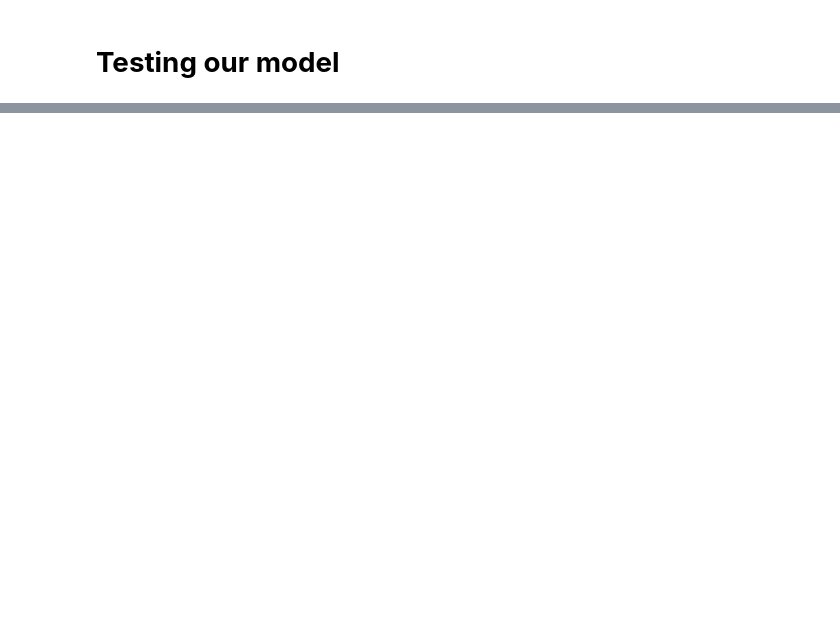
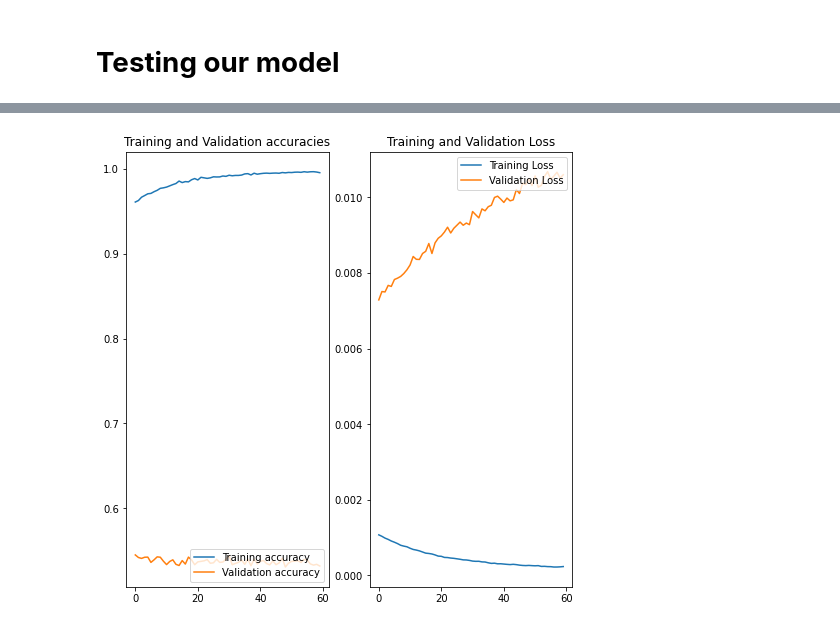
Before and after one commit to rmd-davis/MMAI_894, a Jupyter notebook: Mobilenet_v2.ipynb, the cells around one changed output, grey strips where cells are left out. Cells and saved outputs as stored; diff of their text form; code cells hidden in the pictures; blank space fills up the shorter version.

```diff
--- a/Mobilenet_v2.ipynb
+++ b/Mobilenet_v2.ipynb
@@ -470,0 +427,24 @@ array([ 979,  902,  672,  397,  856,  783,  756,  910,  790,  501,  879,
+# %%
+acc_2 = history2.history['accuracy']
+val_acc_2 = history2.history['val_accuracy']
+
+loss_2 = history2.history['loss']
+val_loss_2 = history2.history['val_loss']
+
+epochs_range = range(60)
+
+plt.figure(figsize=(8, 8))
+plt.subplot(1, 2, 1)
+plt.plot(epochs_range, acc_2, label='Training accuracy')
+plt.plot(epochs_range, val_acc_2, label='Validation accuracy')
+plt.legend(loc='lower right')
+plt.title('Training and Validation accuracies')
+
+plt.subplot(1, 2, 2)
+plt.plot(epochs_range, loss_2, label='Training Loss')
+plt.plot(epochs_range, val_loss_2, label='Validation Loss')
+plt.legend(loc='upper right')
+plt.title('Training and Validation Loss')
+plt.show()
+# %% [output]
+[figure, added]
```
Also changed, not shown: parts of 43 cells of this notebook.
